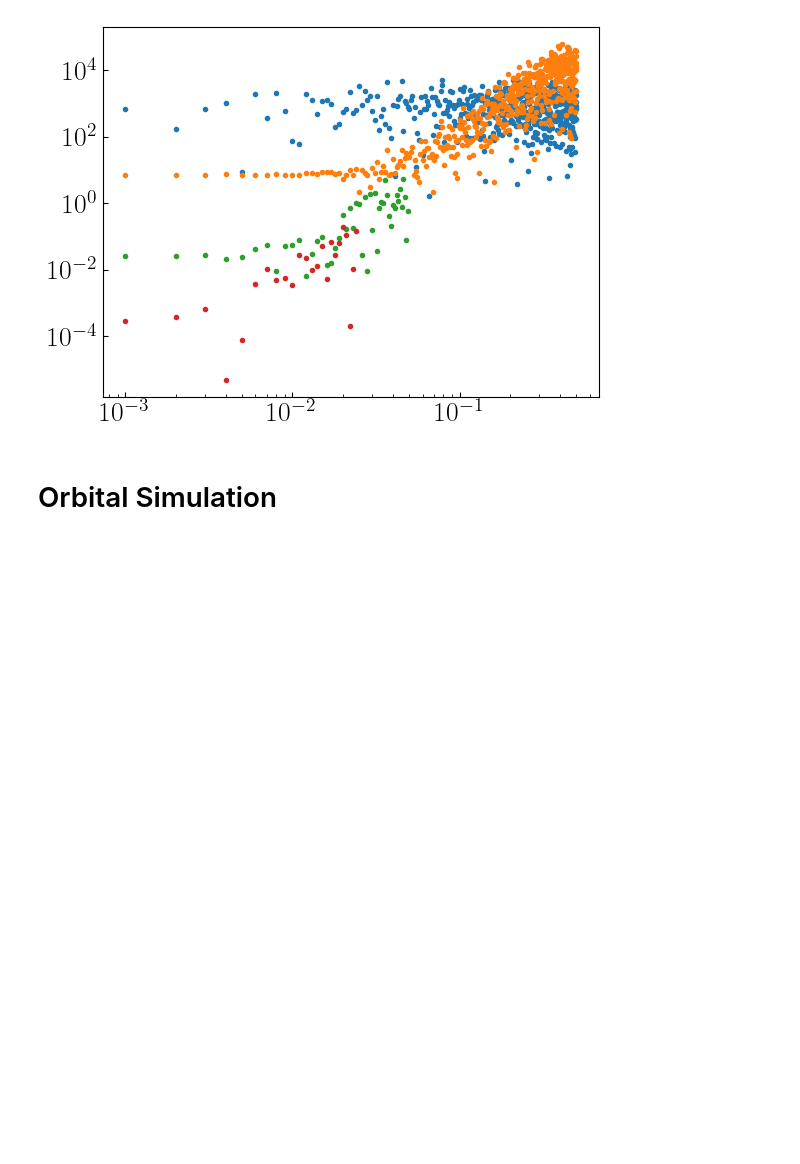
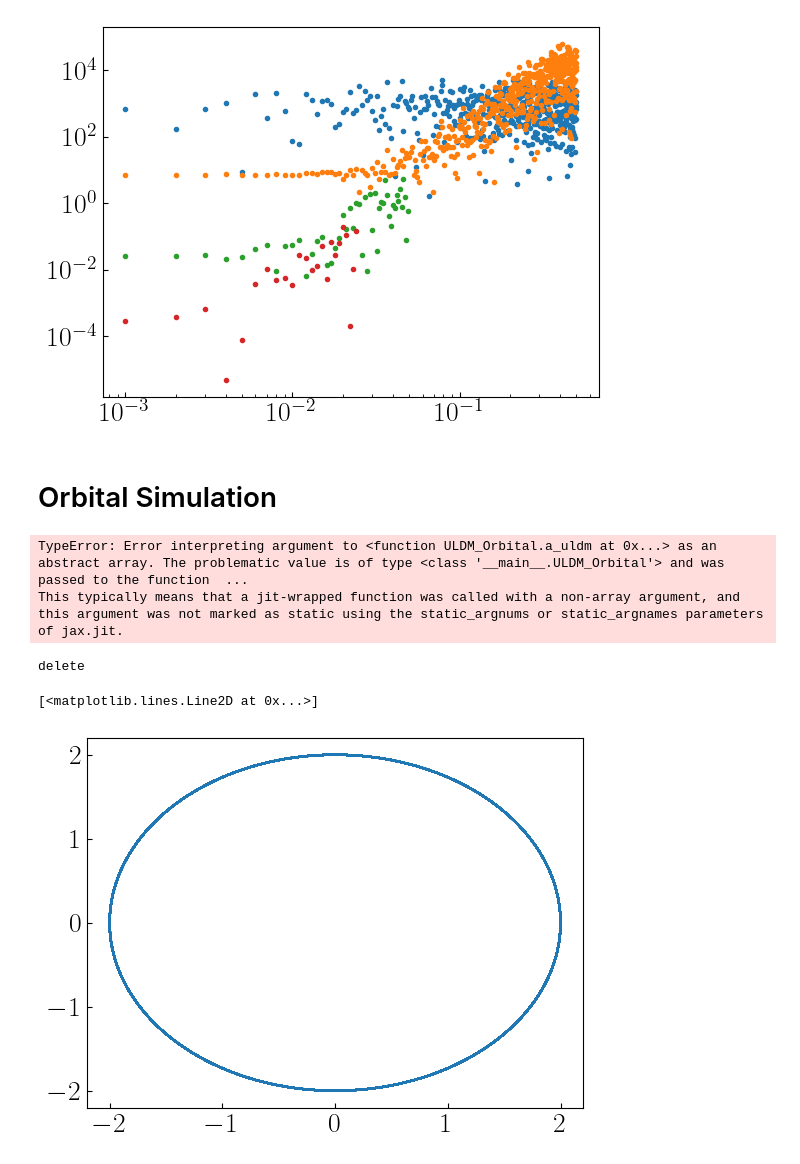
Before and after one commit to hjkim0620/ULDM_HarmonicOscillator, a Jupyter notebook: ULDM_HarmonicOscillator.ipynb, the cells around one changed output. Cells and saved outputs as stored; diff of their text form; code cells hidden in the pictures; blank space fills up the shorter version.

Commit message:
ToyOrbit implementation

```diff
--- a/ULDM_HarmonicOscillator.ipynb
+++ b/ULDM_HarmonicOscillator.ipynb
@@ -531,0 +550,16 @@ class ULDM_Orbital(ULDM_Simulator):
+# %%
+test = ULDM_Orbital(L=32, alpha_sigma=1e+2)
+test.add_planet([1,0,0], [0,0,0], circ=True)
+test.add_planet([2,0,0], [0,0,0], circ=True)
+test.set_time(Npt=500)
+# %%
+test.solve()
+# %% [output]
+TypeError: Error interpreting argument to <function ULDM_Orbital.a_uldm at 0x...> as an abstract array. The problematic value is of type <class '__main__.ULDM_Orbital'> and was passed to the function  ...
+This typically means that a jit-wrapped function was called with a non-array argument, and this argument was not marked as static using the static_argnums or static_argnames parameters of jax.jit.
+# %%
+plt.plot(np.array(test.planet[1]['pos'])[:,0], np.array(test.planet[1]['pos'])[:,1])
+# %% [output]
+delete
+[<matplotlib.lines.Line2D at 0x...>]
+[figure, added]
```
Also changed, not shown: parts of 11 cells of this notebook, 1 other file.
